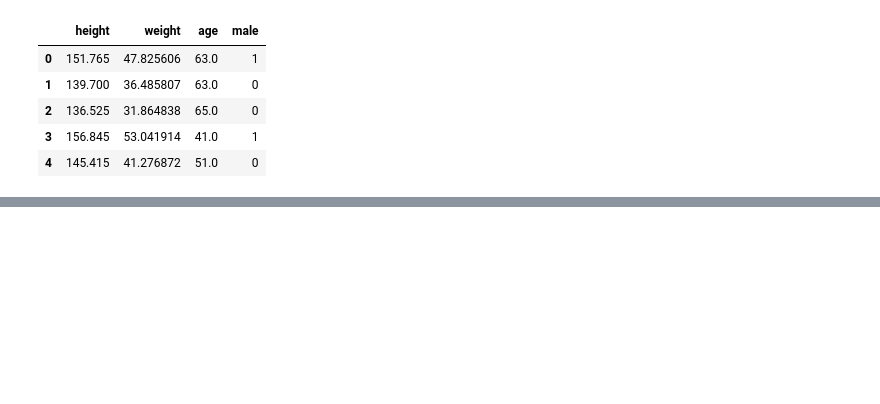
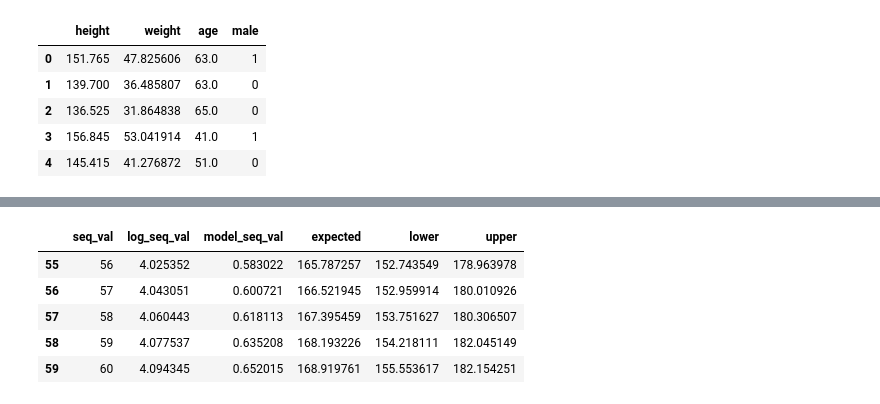
Before and after one commit to JimmyClowes/rethinking, a Jupyter notebook: notebooks/week_02.ipynb, the cells around one changed output, grey strips where cells are left out. Cells and saved outputs as stored; diff of their text form; code cells hidden in the pictures; blank space fills up the shorter version.

```diff
--- a/notebooks/week_02.ipynb
+++ b/notebooks/week_02.ipynb
@@ -118,0 +198,9 @@ results
+# %%
+preds.tail()
+# %% [output]
+|  | seq_val | log_seq_val | model_seq_val | expected | lower | upper |
+| 55 | 56 | 4.025352 | 0.583022 | 165.787257 | 152.743549 | 178.963978 |
+| 56 | 57 | 4.043051 | 0.600721 | 166.521945 | 152.959914 | 180.010926 |
+| 57 | 58 | 4.060443 | 0.618113 | 167.395459 | 153.751627 | 180.306507 |
+| 58 | 59 | 4.077537 | 0.635208 | 168.193226 | 154.218111 | 182.045149 |
+| 59 | 60 | 4.094345 | 0.652015 | 168.919761 | 155.553617 | 182.154251 |
```
Also changed, not shown: parts of 26 cells of this notebook.
